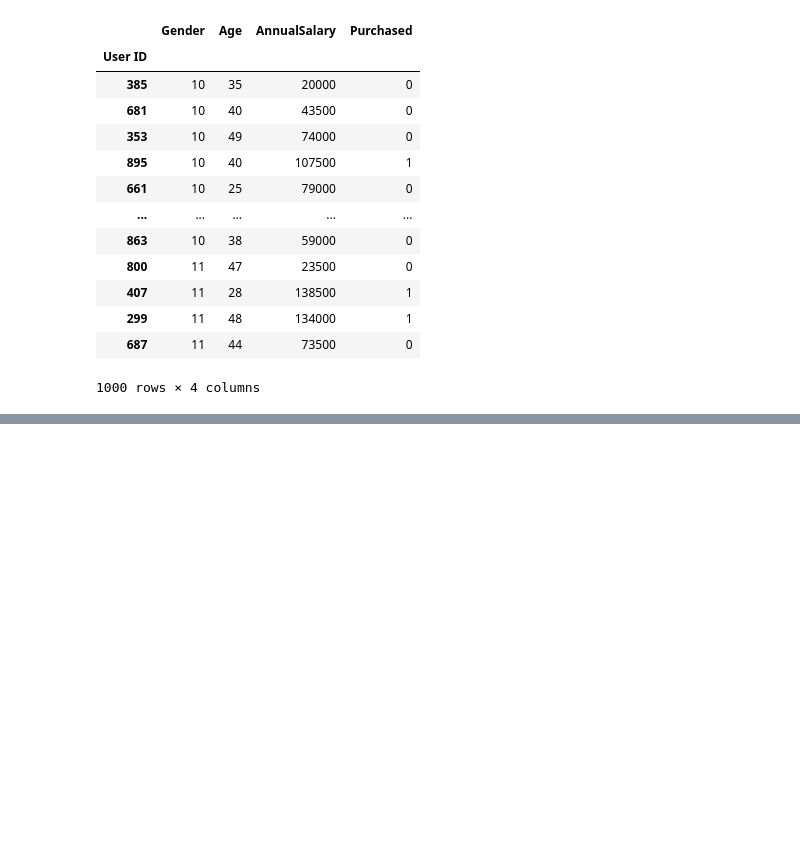
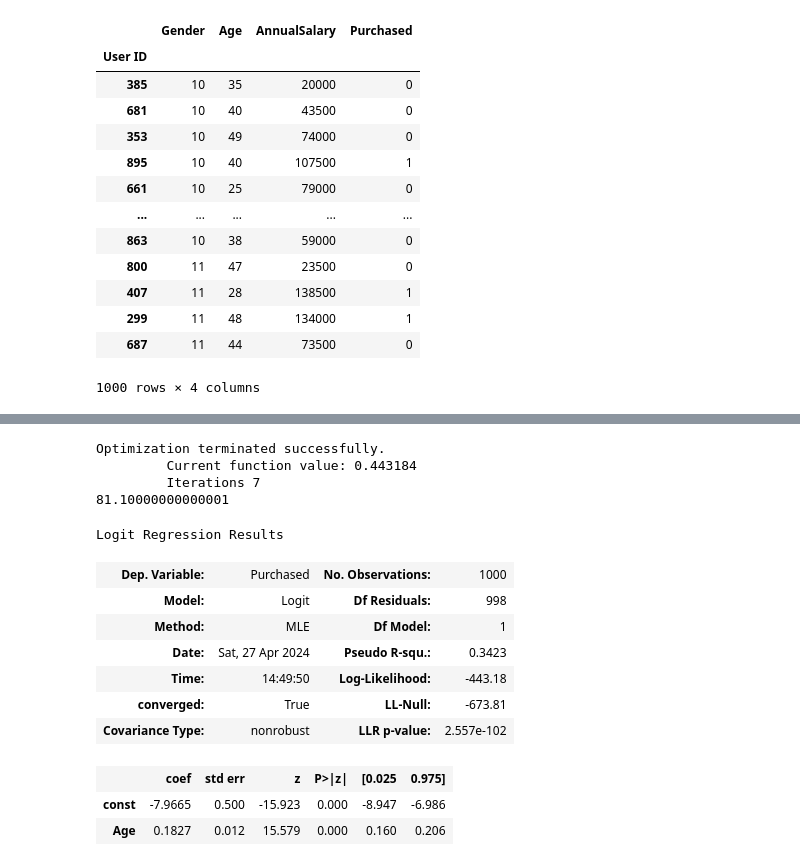
Before and after one commit to Saravanan-20G/Dataset-Carpurchase, a Jupyter notebook: carpurchase.ipynb, the cells around one changed output, grey strips where cells are left out. Drawn from its saved outputs; the diff is of its cells as text; code cells hidden in the pictures; blank space fills up the shorter version.

```diff
--- a/carpurchase.ipynb
+++ b/carpurchase.ipynb
@@ -322,0 +384,27 @@ Supervised Regression - Linear regression
+# %%
+
+y=df["Purchased"]
+x1=df["Age"]
+x=sm.add_constant(x1)
+result_log = sm.Logit(y,x).fit()
+cm_df=pd.DataFrame(result_log.pred_table())
+cm=np.array(cm_df)
+acc=(cm[0,0]+cm[1,1])/cm.sum()
+print(acc*100)
+result_log.summary()
+# %% [output]
+Optimization terminated successfully.
+         Current function value: 0.443184
+         Iterations 7
+81.10000000000001
+Logit Regression Results
+| Dep. Variable: | Purchased | No. Observations: | 1000 |
+| Model: | Logit | Df Residuals: | 998 |
+| Method: | MLE | Df Model: | 1 |
+| Date: | Sat, 27 Apr 2024 | Pseudo R-squ.: | 0.3423 |
+| Time: | 14:49:50 | Log-Likelihood: | -443.18 |
+| converged: | True | LL-Null: | -673.81 |
+| Covariance Type: | nonrobust | LLR p-value: | 2.557e-102 |
+|  | coef | std err | z | P>|z| | [0.025 | 0.975] |
+| const | -7.9665 | 0.500 | -15.923 | 0.000 | -8.947 | -6.986 |
+| Age | 0.1827 | 0.012 | 15.579 | 0.000 | 0.160 | 0.206 |
```
Also changed, not shown: parts of 18 cells of this notebook.
